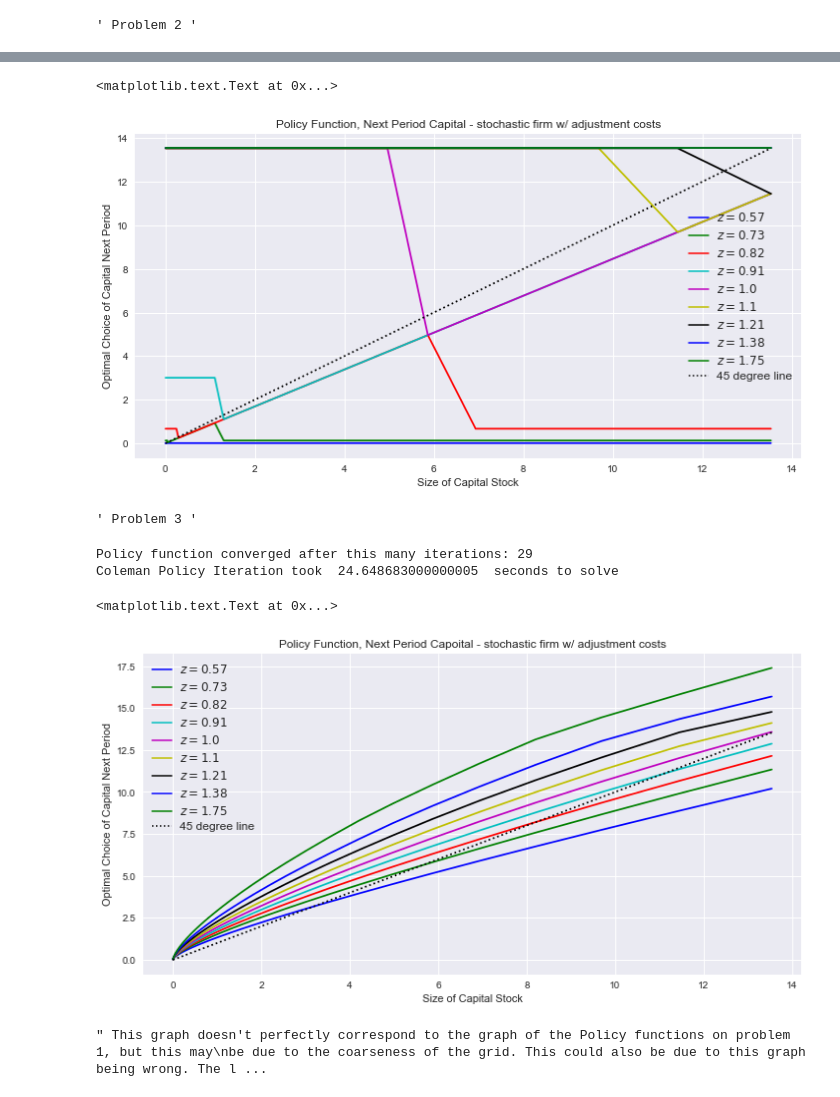
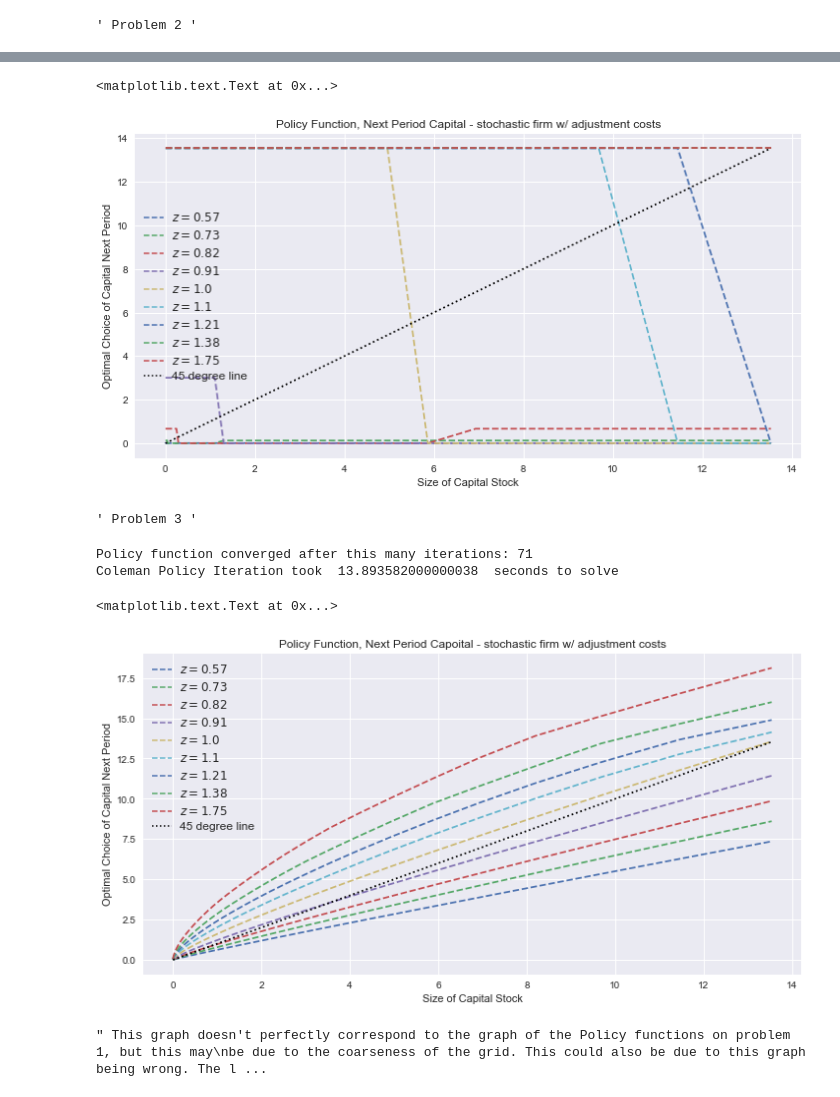
Before and after one commit to deehrlich/BootCamp2017, a Jupyter notebook: ProbSets/Econ/Week 3/Ehrlich_FirmDynamics.ipynb, the cells around one changed output, grey strips where cells are left out. Saved outputs shown, nothing was run; the diff lists cells and outputs as text; code cells hidden in the pictures.

Commit message:
Math and Beautiful Graphs

```diff
--- a/ProbSets/Econ/Week 3/Ehrlich_FirmDynamics.ipynb
+++ b/ProbSets/Econ/Week 3/Ehrlich_FirmDynamics.ipynb
@@ -159,7 +160,7 @@ optI = optK - (1 - delta) * optK
 fig ,ax =  plt.subplots(figsize=(12, 6))
 
 for i in range(sizez):
-    plt.plot(kvec, optI[:,i]/kvec,'k', label='$z = {i}$'.format(i=round(z_grid[i], 2)), color='bgrcmykbg'[i])
+    plt.plot(kvec, optI[:,i]/kvec, "--", label='$z = {i}$'.format(i=round(z_grid[i], 2)))
 
 ax.plot(kvec, (np.ones(sizek)*delta), 'k:', label='Depreciation rate')
 # Now add the legend with some customizations.
@@ -242,12 +266,12 @@ VFI took  92.02551  seconds to solve
 
 fig ,ax =  plt.subplots(figsize=(12, 6))
 for i in range(sizez):
-    plt.plot(kvec, V[:,i],'k', label='$z = {i}$'.format(i=round(z_grid[i], 2)), color='bgrcmykbg'[i])
+    plt.plot(kvec, V[:,i],"--", label='$z = {i}$'.format(i=round(z_grid[i], 2)))
 
 plt.xlabel('Size of Capital Stock')
 plt.ylabel('Value Function')
 # Now add the legend with some customizations.
-legend = ax.legend(loc='best', shadow=True)
+legend = ax.legend(loc='upper left', shadow=True)
 # The frame is matplotlib.patches.Rectangle instance surrounding the legend.
 frame = legend.get_frame()
 frame.set_facecolor('0.90')
@@ -262,23 +286,14 @@ plt.title('Value Function - stochastic firm w/ adjustment costs')
 # %%
 # Plot optimal capital stock rule as a function of firm size
-invbool = Vmat1.max(axis=1) > Vmat2 #boolean for whether or not to invest
-for i in range(sizek):
-    for k in range(sizez):
-        if invbool[i,k] == False:
-            if i != 0:
-                PF[i, k] = i - 1
-            else:
-                PF[i, k] = i
-
 optK = kvec[PF]
 fig ,ax =  plt.subplots(figsize=(12, 6))
 
 for i in range(sizez):
-    plt.plot(kvec, optK[:,i],'k', label='$z = {i}$'.format(i=round(z_grid[i], 2)), color='bgrcmykbg'[i])
+    plt.plot(kvec, optK[:,i],'--', label='$z = {i}$'.format(i=round(z_grid[i], 2)))
 
 ax.plot(kvec, kvec, 'k:', label='45 degree line')
 # Now add the legend with some customizations.
-legend = ax.legend(loc='best', shadow=True)
+legend = ax.legend(loc='center left', shadow=True)
 # The frame is matplotlib.patches.Rectangle instance surrounding the legend.
 frame = legend.get_frame()
 frame.set_facecolor('0.90')
@@ -293,7 +308,7 @@ plt.title('Policy Function, Next Period Capital - stochastic firm w/ ' +
             'adjustment costs')
 # %% [output]
 <matplotlib.text.Text at 0x...>
-[figure, old version]
+[figure, new version]
 # %%
 """ Problem 3 """
 # %% [output]
@@ -320,25 +335,19 @@ maxiter = 3000
 
 #initialize arrays
 Kold = np.zeros((sizez, sizek))
+Knew = np.zeros((sizez, sizek))
 
-def Coleman_itteration(Knew):
-    Knew = Kold.copy()
+start_time = time.clock()
+while dist > tol and iternum < maxiter:
     for i in range(sizez):
         g_func = lambda x: np.interp(x, kvec, Kold[i, :])
         for j in range(sizek):
             def h(k1): #using Stachurski's Code
-                vals = pi2(k1, z_grid) @ pi[i, :]
-                """ The previous version of this code used to run, but I didnt
-                get the chance to both clean up the code and to test it. This
-                code will not run because shapes and indices have not yet aligned"""
-                return 1 + c1(k1, kvec[j]) - (betafirm * (vals + (1 - delta) - c2(g_func(k1), k1)))
+                vals = (pi2(k1, z_grid)- c2(g_func(k1), k1)) @ pi[i, :]
+                return 1 + c1(k1, kvec[j]) - (betafirm * (vals + (1 - delta)))
             k_star = brentq(h, 1e-10, 1e3)
             Knew[i, j] = k_star
-    return Knew
 
-start_time = time.clock()
-while dist > tol and iternum < maxiter:
-    Knew =  Coleman_itteration(Kold)
     dist = (np.absolute(Knew - Kold)).max()
     Kold = Knew.copy()
     iternum += 1
@@ -350,32 +359,32 @@ else:
     print('Policy function did not converge')
 print('Coleman Policy Iteration took ', CP_time, ' seconds to solve')
 # %% [output]
-Policy function converged after this many iterations: 29
-Coleman Policy Iteration took  24.648683000000005  seconds to solve
+Policy function converged after this many iterations: 71
+Coleman Policy Iteration took  13.893582000000038  seconds to solve
 # %%
 #Plot Policy Functions
 fig ,ax =  plt.subplots(figsize=(12, 6))
 for i in range(sizez):
-    plt.plot(kvec, Knew[i,:],'k', label='$z = {i}$'.format(i=round(z_grid[i], 2)), color='bgrcmykbg'[i])
+    plt.plot(kvec, Knew[i,:],'--', label='$z = {i}$'.format(i=round(z_grid[i], 2)))
 
 plt.plot(kvec, kvec, 'k:', label='45 degree line')
 # Now add the legend with some customizations.
 legend = plt.legend(loc='best', shadow=True)
 # The frame is matplotlib.patches.Rectangle instance surrounding the legend.
 frame = legend.get_frame()
 frame.set_facecolor('0.90')
 # Set the fontsize
 for label in legend.get_texts():
     label.set_fontsize('large')
 for label in legend.get_lines():
     label.set_linewidth(1.5)  # the legend line width
 plt.xlabel('Size of Capital Stock')
 plt.ylabel('Optimal Choice of Capital Next Period')
 plt.title('Policy Function, Next Period Capoital - stochastic firm w/ ' +
           'adjustment costs')
 # %% [output]
 <matplotlib.text.Text at 0x...>
-[figure, old version]
+[figure, new version]
 # %%
 """ This graph doesn't perfectly correspond to the graph of the Policy functions on problem 1, but this may
 be due to the coarseness of the grid. This could also be due to this graph being wrong. The latter is
```
Also changed, not shown: parts of 10 cells of this notebook.
